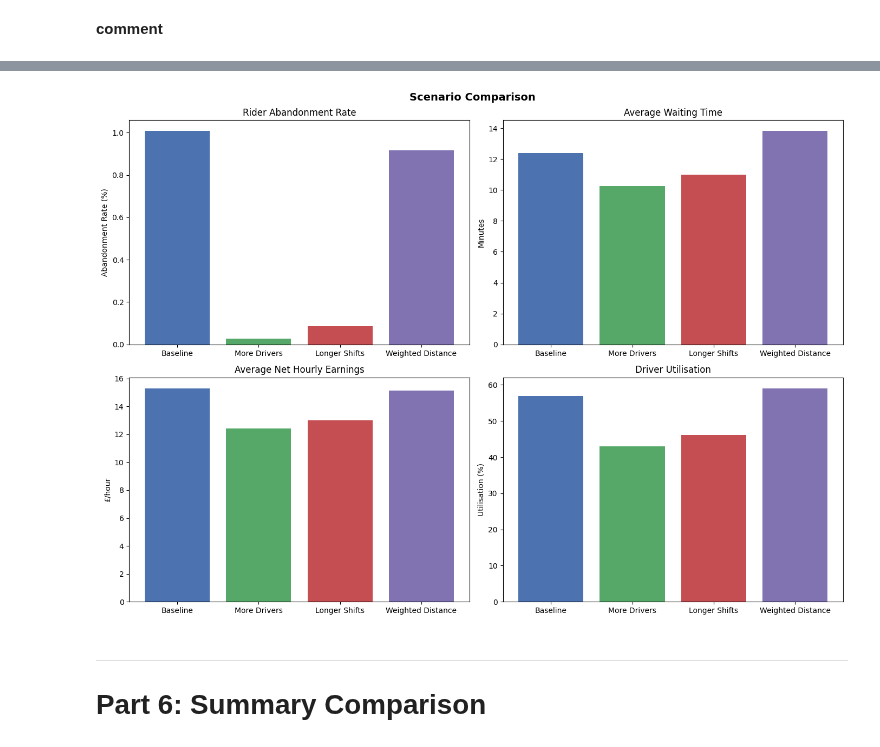
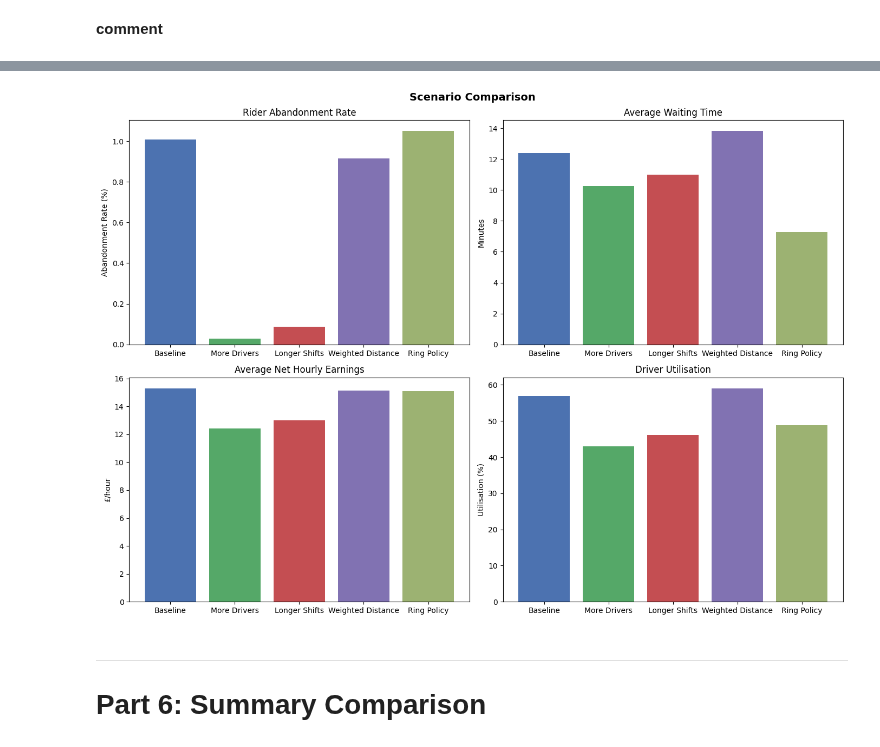
Before and after one commit to Danjiv/simulation, a Jupyter notebook: BoxCar_simulaton_final.ipynb, the cells around one changed output, grey strips where cells are left out. Drawn from its saved outputs; the diff is of its cells as text; code cells hidden in the pictures.

```diff
--- a/BoxCar_simulaton_final.ipynb
+++ b/BoxCar_simulaton_final.ipynb
@@ -1227,3 +1234,20 @@ More drivers                835.5      18.88         3.42       83.3%         6.
+# %%
+# Improvement 4, Adaptive Ring Policy (calibrated params, no other changes)
+ring_params = dict(baseline_adjusted_params)
+ring_params["idle_policy"] = make_adaptive_ring_idle_policy(
+    mu=np.array([10, 10]),
+    Sigma=np.array([[400/12, 0], [0, 400/12]]),
+    c=1.0,
+    box_min=0.0, box_max=20.0,
+    tol=0.25
+)
+
+ring_results_b = []
+for rep in range(NUM_REPS):
+    sim = BoxCarSimulation(ring_params, seed=42 + rep)
+    ring_results_b.append(sim.run())
+ring_avg_b = average_metrics(ring_results_b)
+#print_metrics(ring_avg_baseline, "IMPROVEMENT 4: Adaptive Ring Policy")
 # %%
 scenarios_baseline = {
     "Baseline adjusted": baseline_adjusted_avg,
@@ -1466,9 +1376,27 @@ More drivers                839.7      15.12         3.77       59.1%         7.
+# %%
+# Improvement 4, Adaptive Ring Policy (calibrated params, no other changes)
+ring_params = dict(calibrated_params)
+ring_params["idle_policy"] = make_adaptive_ring_idle_policy(
+    mu=mu_pick,
+    Sigma=Sig_pick,
+    c=1.0,
+    box_min=0.0, box_max=20.0,
+    tol=0.25
+)
+
+ring_results_c = []
+for rep in range(NUM_REPS):
+    sim = BoxCarSimulation(ring_params, seed=42 + rep)
+    ring_results_c.append(sim.run())
+ring_avg_c = average_metrics(ring_results_c)
+#print_metrics(ring_avg_baseline, "IMPROVEMENT 4: Adaptive Ring Policy")
 # %%
 scenarios_calibrated = {
     "Calibrated (data)": calibrated_avg,
     "More drivers (6/hr)": imp1_avg_c,
     "Longer shifts U[7,10]": imp2_avg_c,
-    "Weighted distance": imp3_avg_c
+    "Weighted distance": imp3_avg_c,
+    "Adaptive ring policy": ring_avg_c
 }
 
 header = f"{'Scenario':<24} {'Riders_served':>6} {'Abandon%':>10} {'AvgWait':>10} {'P90Wait':>10} "
@@ -1509,41 +1439,41 @@ Weighted distance           839.7      15.12         3.77       59.1%         7.
 # %%
 
 names = list(scenarios_calibrated.keys())
-short_names = ["Baseline", "More Drivers", "Longer Shifts", "Weighted Distance"]
-colors = ["#4C72B0", "#55A868", "#C44E52", "#8172B2"]
+short_names = ["Baseline", "More Drivers", "Longer Shifts", "Weighted Distance", "Ring Policy"]
+colors = ["#4C72B0", "#55A868", "#C44E52", "#8172B2", "#9CB272"]
 
 
 fig, axes = plt.subplots(2, 2, figsize=(14, 10))
 
 # Abandonment rate
 vals = [scenarios_calibrated[n]["abandon_rate"]*100 for n in names]
 axes[0,0].bar(short_names, vals, color=colors)
 axes[0,0].set_ylabel("Abandonment Rate (%)")
 axes[0,0].set_title("Rider Abandonment Rate")
 
 # Average waiting time
 vals = [scenarios_calibrated[n]["avg_wait"]*60 for n in names]
 axes[0,1].bar(short_names, vals, color=colors)
 axes[0,1].set_ylabel("Minutes")
 axes[0,1].set_title("Average Waiting Time")
 
 # Hourly net earnings
 vals = [scenarios_calibrated[n]["avg_hourly_net"] for n in names]
 axes[1,0].bar(short_names, vals, color=colors)
 axes[1,0].set_ylabel("£/hour")
 axes[1,0].set_title("Average Net Hourly Earnings")
 
 # Utilisation
 vals = [scenarios_calibrated[n]["avg_utilisation"]*100 for n in names]
 axes[1,1].bar(short_names, vals, color=colors)
 axes[1,1].set_ylabel("Utilisation (%)")
 axes[1,1].set_title("Driver Utilisation")
 
 plt.suptitle("Scenario Comparison", fontsize=14, fontweight="bold")
 plt.tight_layout()
 plt.show()
 # %% [output]
-[figure, old version]
+[figure, new version]
 # %% [markdown]
 ---
 # Part 6: Summary Comparison
```
Also changed, not shown: parts of 45 cells of this notebook, 1 other file.
